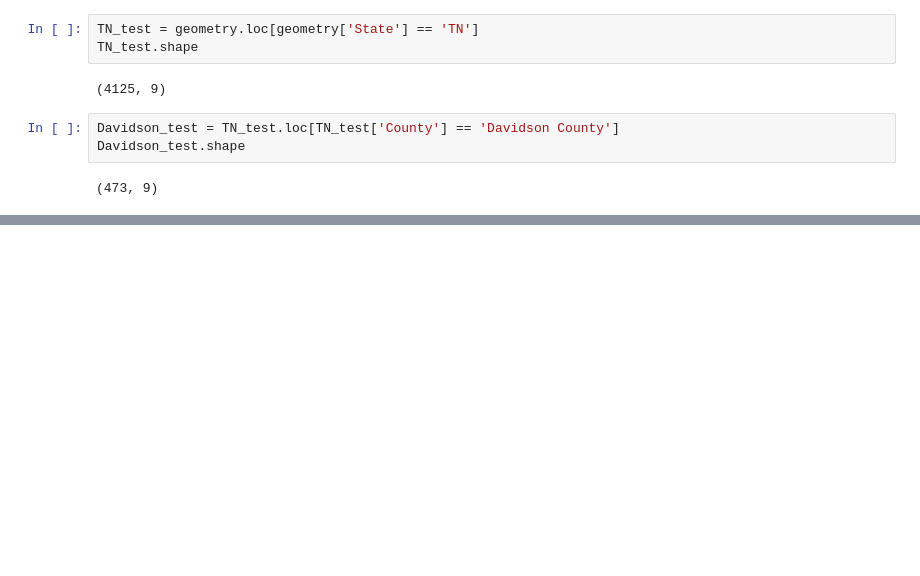
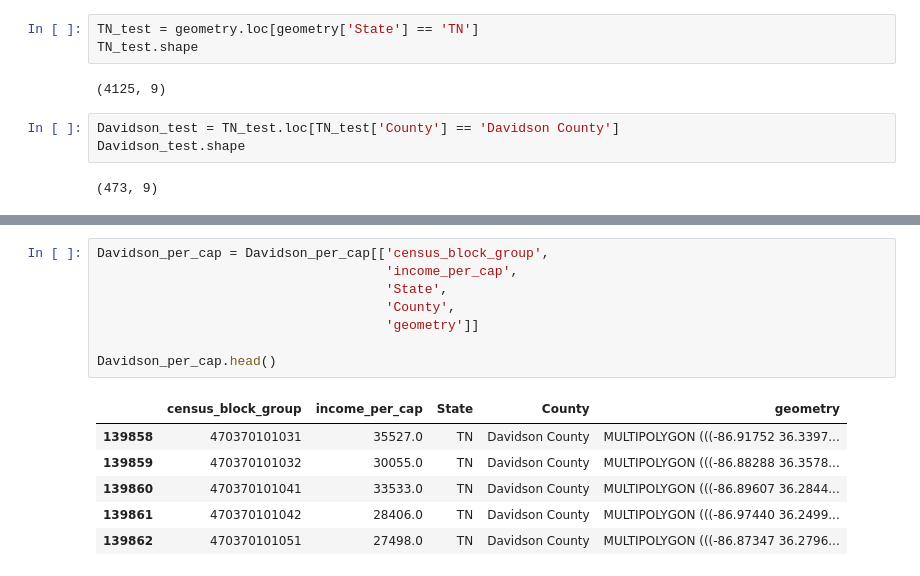
Before and after one commit to AmandaPartlow/TN_Public_School_Disparities, a Jupyter notebook: notebooks/geojson_file.ipynb, the cells around one changed output, grey strips where cells are left out. Saved outputs shown, nothing was run; the diff lists cells and outputs as text; blank space fills up the shorter version.

```diff
--- a/notebooks/geojson_file.ipynb
+++ b/notebooks/geojson_file.ipynb
@@ -119,3 +122,18 @@ Davidson_per_cap.head()
 | 139860 | 470370101041 | 33533.0 | 47 | 037 | 010104 | 1 | 470370101041 | ... |
 | 139861 | 470370101042 | 28406.0 | 47 | 037 | 010104 | 2 | 470370101042 | ... |
 | 139862 | 470370101051 | 27498.0 | 47 | 037 | 010105 | 1 | 470370101051 | ... |
+# %%
+Davidson_per_cap = Davidson_per_cap[['census_block_group',
+                                     'income_per_cap',
+                                     'State',
+                                     'County',
+                                     'geometry']]
+
+Davidson_per_cap.head()
+# %% [output]
+|  | census_block_group | income_per_cap | State | County | geometry |
+| 139858 | 470370101031 | 35527.0 | TN | Davidson County | MULTIPOLYGON (((-86.91752 36.3397... |
+| 139859 | 470370101032 | 30055.0 | TN | Davidson County | MULTIPOLYGON (((-86.88288 36.3578... |
+| 139860 | 470370101041 | 33533.0 | TN | Davidson County | MULTIPOLYGON (((-86.89607 36.2844... |
+| 139861 | 470370101042 | 28406.0 | TN | Davidson County | MULTIPOLYGON (((-86.97440 36.2499... |
+| 139862 | 470370101051 | 27498.0 | TN | Davidson County | MULTIPOLYGON (((-86.87347 36.2796... |
```
Also changed, not shown: parts of 7 cells of this notebook, 1 other file.
